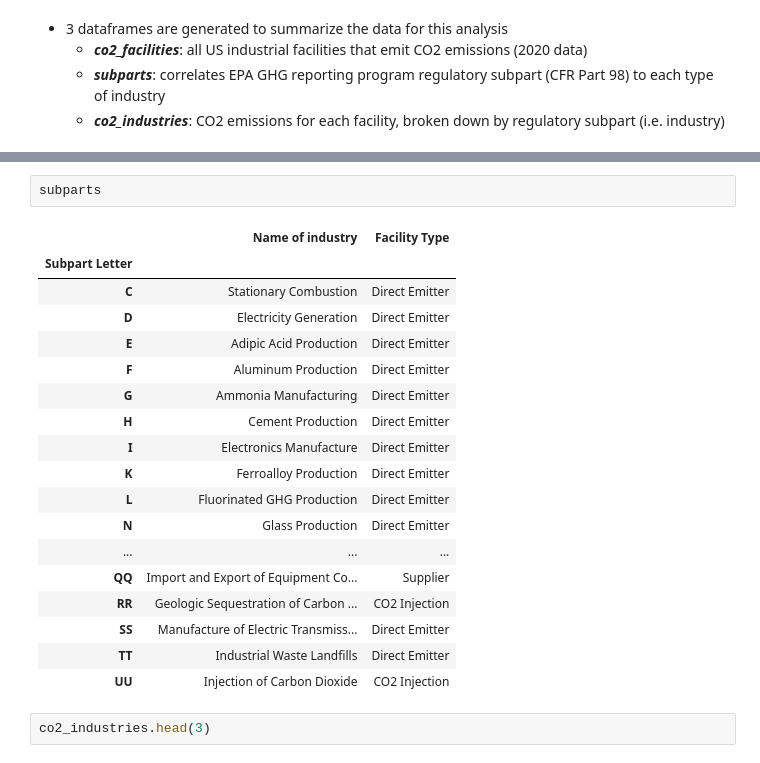
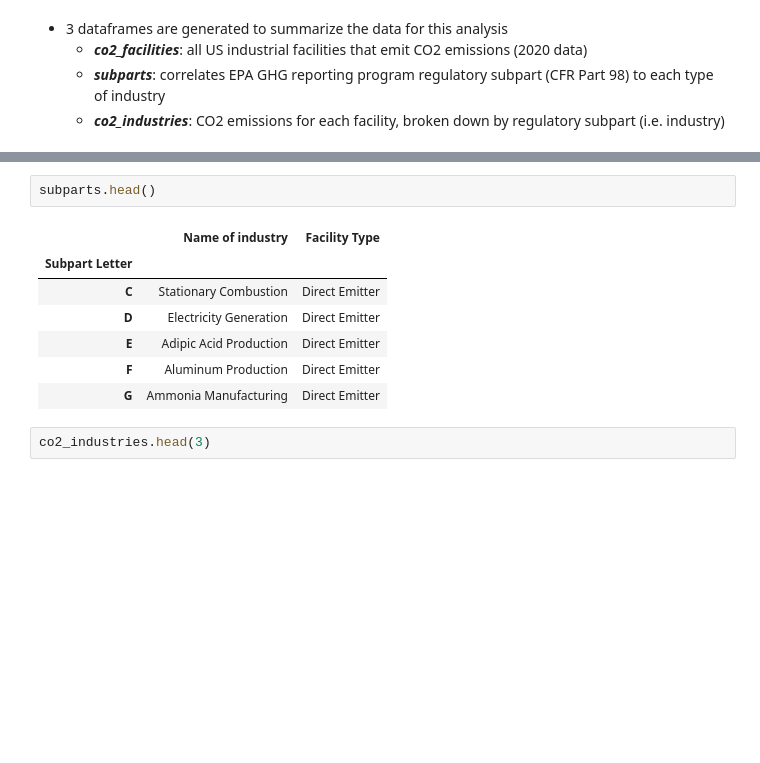
Before and after one commit to edanyi/ed_RCEL506, a Jupyter notebook: RCEL 506_CCS Analysis.ipynb, the cells around one changed output, grey strips where cells are left out. Saved outputs shown, nothing was run; the diff lists cells and outputs as text; blank space fills up the shorter version.

```diff
--- a/RCEL 506_CCS Analysis.ipynb
+++ b/RCEL 506_CCS Analysis.ipynb
@@ -243,26 +243,15 @@ co2_facilities.head(3)
 | 1013621 | 3Bear Libby Gas Plant | Hobbs | NM | 88240 | 32.54 | -103.52 | C,W-PROC | ... |
 | 1003742 | 31st Street Landfill | WESTCHESTER | IL | 60154 | 41.84 | -87.92 | C,HH | ... |
 # %%
-subparts
+subparts.head()
 # %% [output]
 |  | Name of industry | Facility Type |
 | Subpart Letter |  |  |
 | C | Stationary Combustion | Direct Emitter |
 | D | Electricity Generation | Direct Emitter |
 | E | Adipic Acid Production | Direct Emitter |
 | F | Aluminum Production | Direct Emitter |
 | G | Ammonia Manufacturing | Direct Emitter |
-| H | Cement Production | Direct Emitter |
-| I | Electronics Manufacture | Direct Emitter |
-| K | Ferroalloy Production | Direct Emitter |
-| L | Fluorinated GHG Production | Direct Emitter |
-| N | Glass Production | Direct Emitter |
-| ... | ... | ... |
-| QQ | Import and Export of Equipment Co... | Supplier |
-| RR | Geologic Sequestration of Carbon ... | CO2 Injection |
-| SS | Manufacture of Electric Transmiss... | Direct Emitter |
-| TT | Industrial Waste Landfills | Direct Emitter |
-| UU | Injection of Carbon Dioxide | CO2 Injection |
 # %%
 co2_industries.head(3)
 # %% [output]
```
Also changed, not shown: parts of 6 cells of this notebook.
